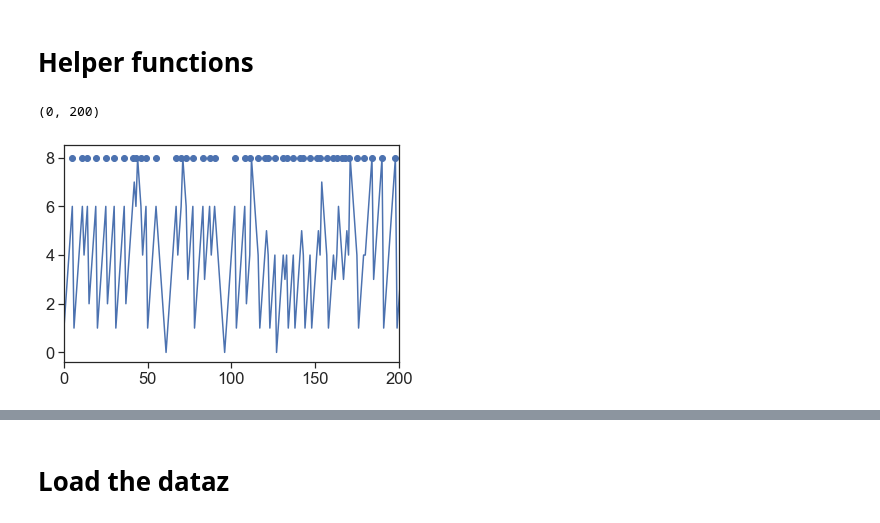
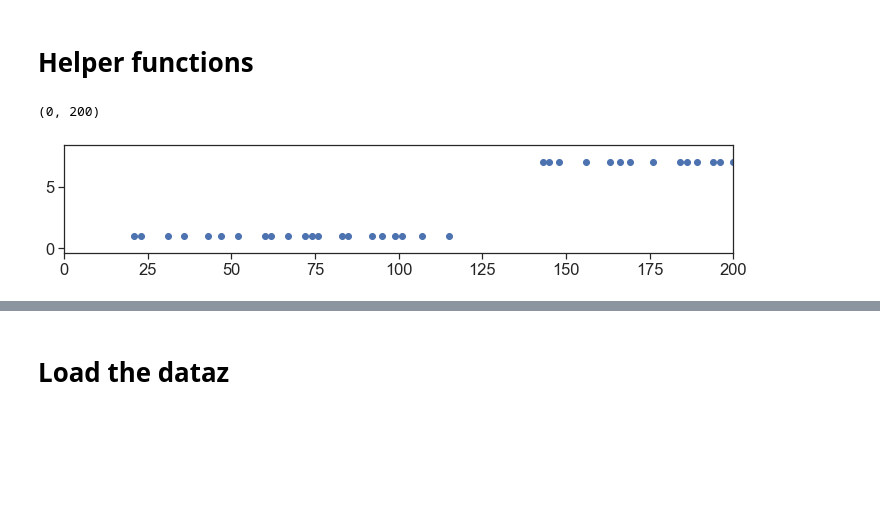
Before and after one commit to yves-weissenberger/line_loop, a Jupyter notebook: project_notebooks/line_loop/navi/model_based_analysis_new_data_clean.ipynb, the cells around one changed output, grey strips where cells are left out. Cells and saved outputs as stored; diff of their text form; code cells hidden in the pictures; blank space fills up the shorter version.

Commit message:
fixed bug in policy of model based agent

```diff
--- a/project_notebooks/line_loop/navi/model_based_analysis_new_data_clean.ipynb
+++ b/project_notebooks/line_loop/navi/model_based_analysis_new_data_clean.ipynb
@@ -134,18 +134,19 @@ def get_transition_matrix(state_seq,rew_list,forced_seq,minNrew=0,set_rew_indice
 
     return transition_mtx, transition_counts, state_ctr, np.unique(all_rew_loc)
 # %%
-diffusion_agent = mpk.simulation.towards_middle_agent()
+diffusion_agent = mpk.simulation.Model_based_agent()
 a = diffusion_agent.run()
 state_seq = diffusion_agent.state_seq
 rew_list = diffusion_agent.rew_list
 forced_seq = diffusion_agent.forced_seq
 # %%
-plt.plot(state_seq)
-plt.scatter(np.where(rew_list)[0],[8]*len(np.where(rew_list)[0]))
+plt.figure(figsize=(12,2))
+#plt.plot(state_seq)
+plt.scatter(np.where(rew_list)[0],np.array(state_seq)[np.where(rew_list)[0]])
 plt.xlim(0,200)
 # %% [output]
 (0, 200)
-[figure, old version]
+[figure, new version]
 # %%
 
 a,_,_,_ = get_transition_matrix(state_seq,rew_list,forced_seq)
```
Also changed, not shown: parts of 4 cells of this notebook, 1 other file.
